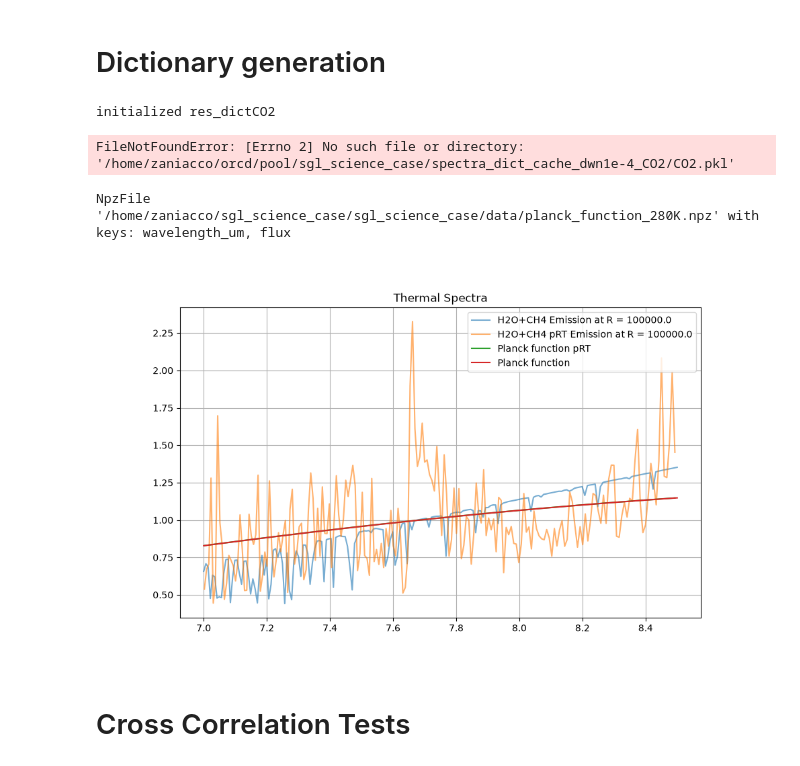
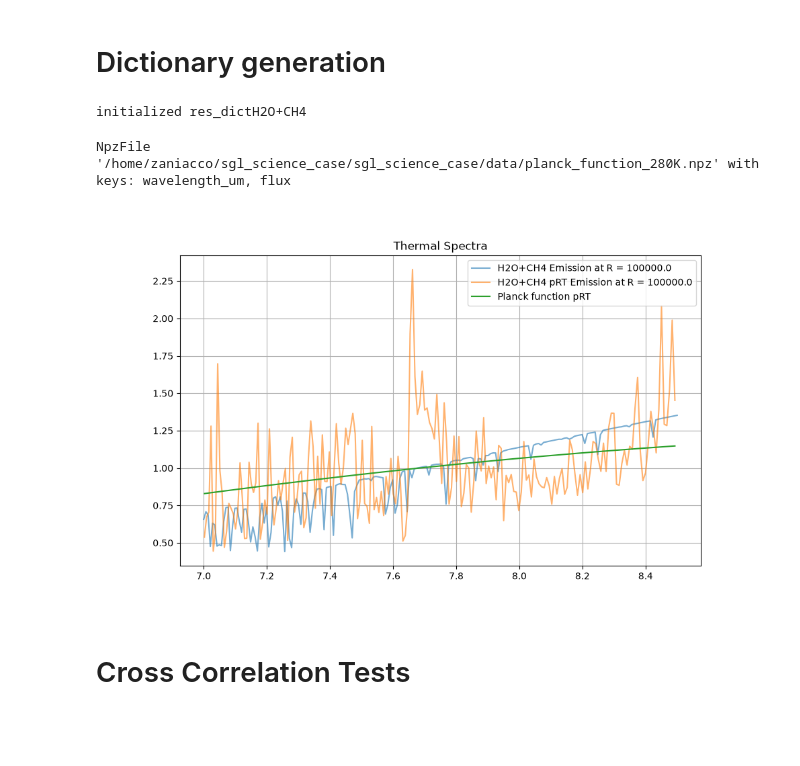
Before and after one commit to zanecollins/sgl_science_case, a Jupyter notebook: sgl_science_case/notebooks/reflectivity_model_cc_tests.ipynb, the cells around one changed output. Drawn from its saved outputs; the diff is of its cells as text; code cells hidden in the pictures; blank space fills up the shorter version.

```diff
--- a/sgl_science_case/notebooks/reflectivity_model_cc_tests.ipynb
+++ b/sgl_science_case/notebooks/reflectivity_model_cc_tests.ipynb
@@ -676,13 +695,13 @@ def cross_correlate_spectra_in_dict(parent_dict, lags=None, return_full=True):
 ## Writing in from spectra_dict_cache
 # %%
 scenarios = [
-    # [('H2O', 1), ('CH4', 1)]
+    [('H2O', 1), ('CH4', 1)]
     #[('H2O', 1), ('CH4', 1), ('N2O', 1)],
     #[('CH4', 1), ('N2O', 1)],
     #[('H2O', 1)],
     #[('N2O', 1)],
     #[('CH4', 1)],
-    [('CO2', 1)]
+    # [('CO2', 1)]
     ]
 
 res_dict = {}
@@ -690,6 +709,7 @@ for sce in scenarios:
     # Create a nice scenario key (e.g. 'H2O', 'CH4+N2O')
     if len(sce) == 1:
         scenario_key = sce[0][0]
+        isotope = sce[0][1]
     else:
         scenario_key = '+'.join([mol for mol, iso in sce])
 
@@ -699,8 +719,7 @@ for sce in scenarios:
     with open(f'{spectra_dict_path}{file}', 'rb') as f:
         res_dict[f'{scenario_key}'] = pickle.load(f)
 # %% [output]
-initialized res_dictCO2
+initialized res_dictH2O+CH4
-FileNotFoundError: [Errno 2] No such file or directory: '/home/zaniacco/orcd/pool/sgl_science_case/spectra_dict_cache_dwn1e-4_CO2/CO2.pkl'
 # %%
 load = np.load('/home/zaniacco/sgl_science_case/sgl_science_case/data/pRT_initial_model.npz')
 # %%
@@ -715,35 +734,35 @@ resolution_to_plot = 1e5
 scenario_to_plot = 'H2O+CH4'
 snr_to_plot_a = 10
 snr_to_plot_b = 50
 
 R_bin = 1e3
 
 data = res_dict[scenario_to_plot][resolution_to_plot]
 x = data['wavelength_grid']
 y = data['radiance_clean'] / np.median(data['radiance_clean'])
 
 x2 = load['wavelength_um']*1e4
 y2 = load['flux']
 
 x, y, _ = bin_spectrum_robust(x, y, R_bin, err_data=None)
 
 B = planck_wavelength(x,T=280)
 
 plt.figure(figsize=(10,6))
 
 plt.plot(x,y, label = f'{scenario_to_plot} Emission at R = {resolution_to_plot}', alpha = 0.6)
 plt.plot(x2,y2/np.mean(y2), label = f'{scenario_to_plot} pRT Emission at R = {resolution_to_plot}', alpha = 0.6)
 plt.plot(planck['wavelength_um']*1e4, planck['flux']/np.mean(planck['flux']), label = 'Planck function pRT')
-plt.plot(x, B/np.mean(B), label = 'Planck function')
+# plt.plot(x, B/np.mean(B), label = 'Planck function')
 
 
 
 plt.title('Thermal Spectra')
 plt.grid()
 plt.legend()
 plt.show()
 # %% [output]
-[figure, old version]
+[figure, new version]
 # %% [markdown]
 # Cross Correlation Tests
 # %%
```
Also changed, not shown: parts of 2 cells of this notebook, 7 other files.
